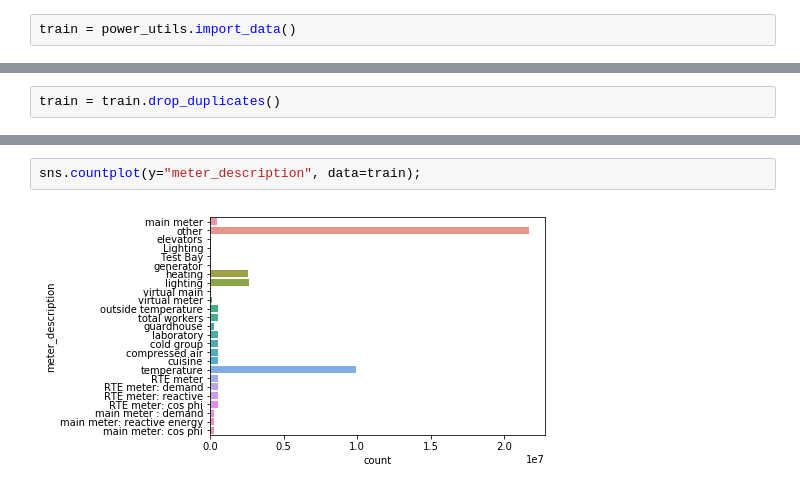
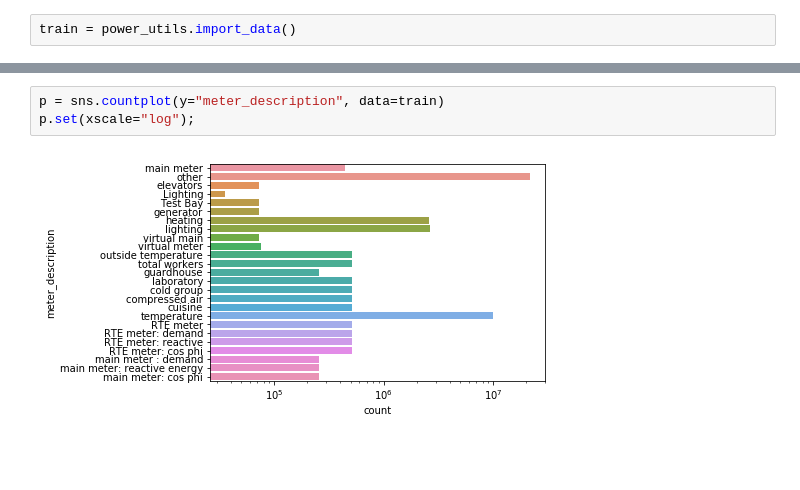
Before and after one commit to lamesen/PowerLawsDetectingAnomalies, a Jupyter notebook: ExploratoryDataAnalysis.ipynb, the cells around one changed output, grey strips where cells are left out. Cells and saved outputs as stored; diff of their text form; blank space fills up the shorter version.

```diff
--- a/ExploratoryDataAnalysis.ipynb
+++ b/ExploratoryDataAnalysis.ipynb
@@ -62,2 +65,0 @@ sum(train.duplicated())
-# %%
-train = train.drop_duplicates()
@@ -64,4 +112,5 @@ train = train.drop_duplicates()
 # %%
-sns.countplot(y="meter_description", data=train);
+p = sns.countplot(y="meter_description", data=train)
+p.set(xscale="log");
 # %% [output]
-[figure, old version]
+[figure, new version]
```
Also changed, not shown: parts of 29 cells of this notebook, 1 other file.
